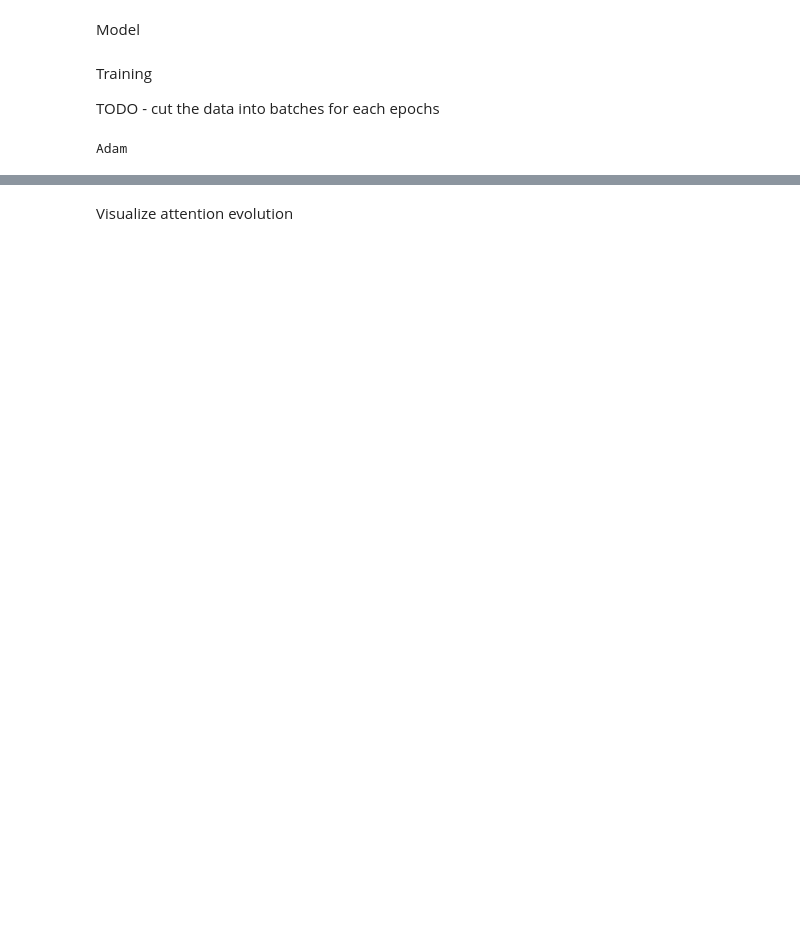
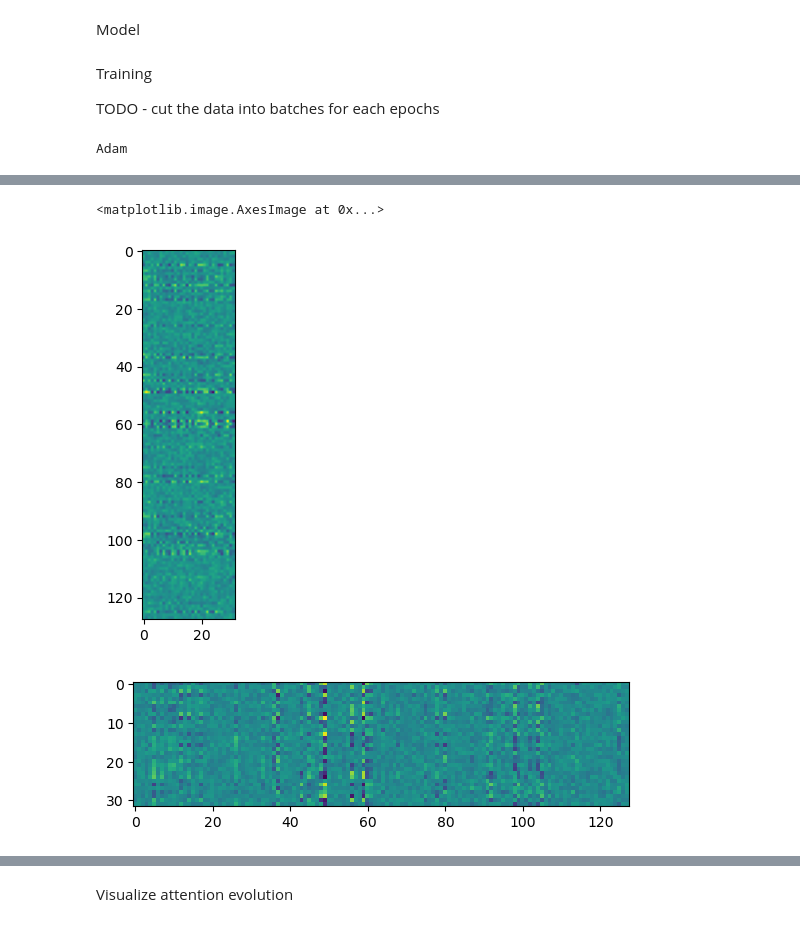
Before and after one commit to facebookresearch/pal, a Jupyter notebook: pruning/factorization.ipynb, the cells around one changed output, grey strips where cells are left out. Saved outputs shown, nothing was run; the diff lists cells and outputs as text; code cells hidden in the pictures; blank space fills up the shorter version.

```diff
--- a/pruning/factorization.ipynb
+++ b/pruning/factorization.ipynb
@@ -9,9 +9,9 @@ import torch
 
 save_dir = Path('.').resolve() / 'results'
 
-vocab_size = 2
+vocab_size = 4
 bsz = 2048
-length = 3
+length = 12
 sparsity_index = 5
 
 # we create a modular addition problem on some subset of the input only
@@ -174,3 +205,12 @@ Adam
+# %%
+plt.figure()
+plt.imshow(model.mlp.fc1.weight.cpu().detach().numpy())
+plt.figure()
+plt.imshow(model.mlp.fc2.weight.cpu().detach().numpy())
+# %% [output]
+<matplotlib.image.AxesImage at 0x...>
+[figure, added]
+[figure, added]
 # %%
 import matplotlib.pyplot as plt
 plt.plot(all_accs['Adam'], label='train')
```
Also changed, not shown: parts of 20 cells of this notebook.
